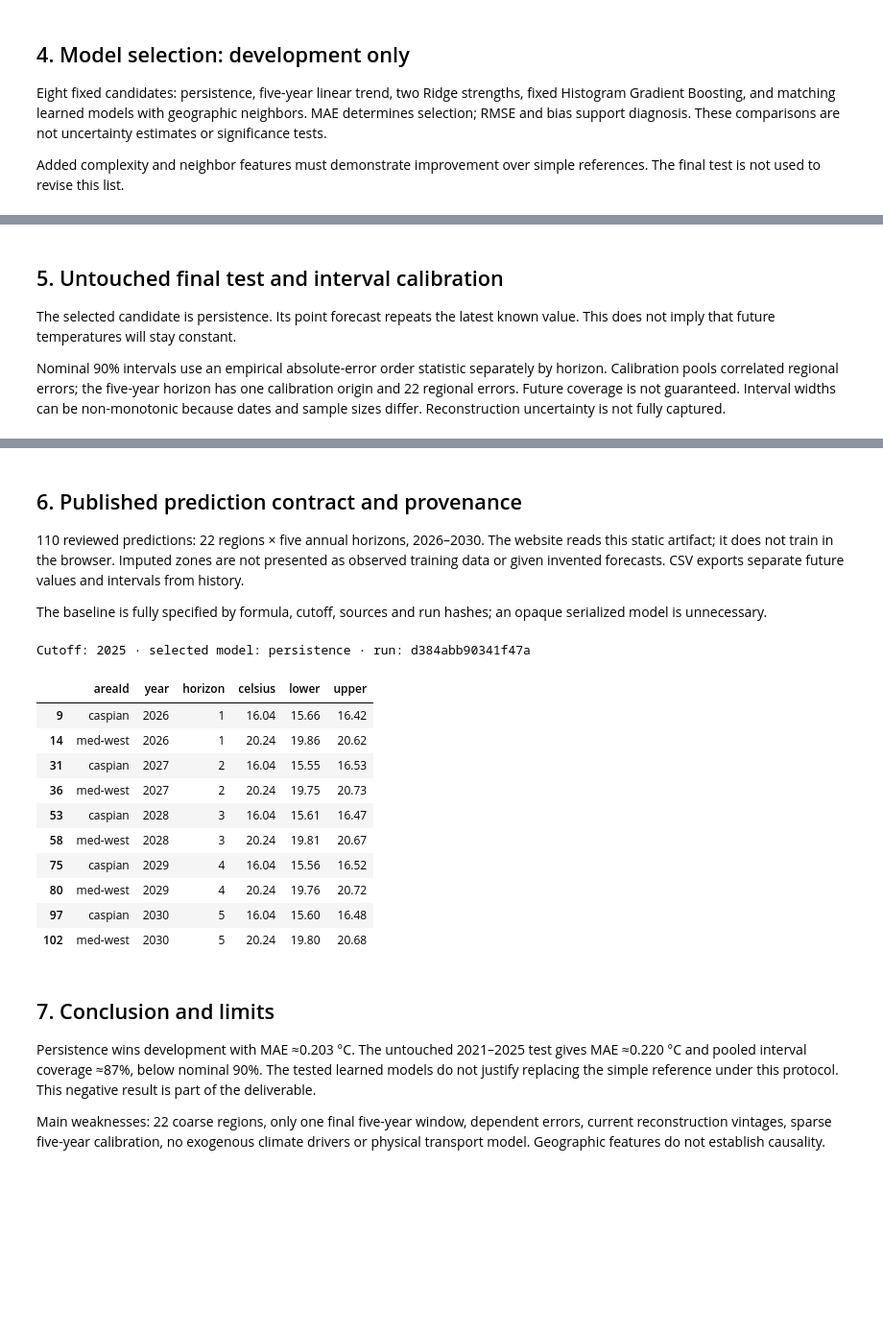
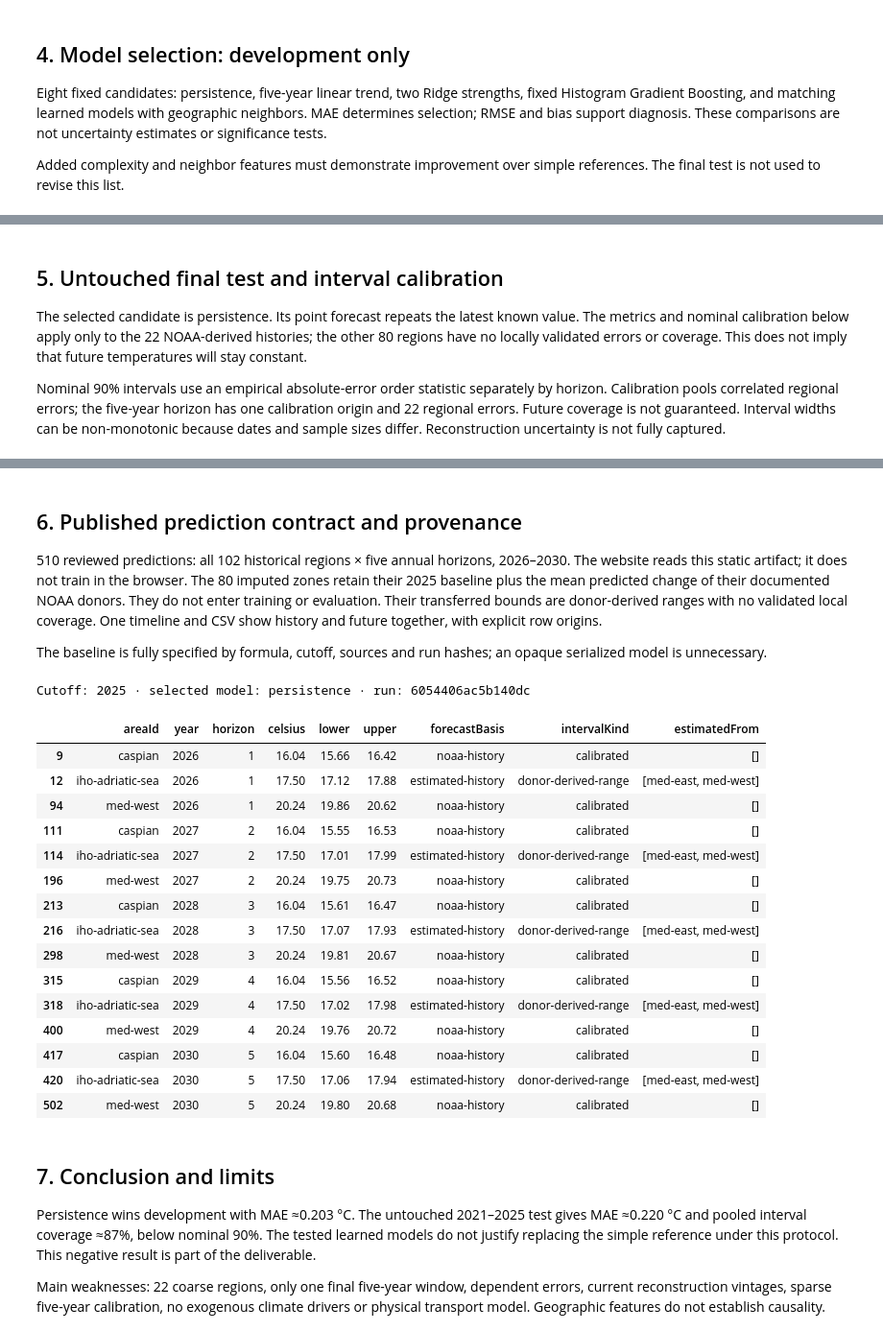
Before and after one commit to lidonmiguel/ocean-in-motion, a Jupyter notebook: notebooks/temperature_forecasting.ipynb, the cells around one changed output, grey strips where cells are left out. Shown at 96% size. Saved outputs shown, nothing was run; the diff lists cells and outputs as text; code cells hidden in the pictures; blank space fills up the shorter version.

Commit message:
Unify the temperature timeline and forecast all 102 historical regions

```diff
--- a/notebooks/temperature_forecasting.ipynb
+++ b/notebooks/temperature_forecasting.ipynb
@@ -155,7 +155,7 @@ display(SVG(filename=str(ROOT / "reports/temperature/model_comparison.svg")))
 # %% [markdown]
 ## 5. Untouched final test and interval calibration
 
-The selected candidate is persistence. Its point forecast repeats the latest known value. This does not imply that future temperatures will stay constant.
+The selected candidate is persistence. Its point forecast repeats the latest known value. The metrics and nominal calibration below apply only to the 22 NOAA-derived histories; the other 80 regions have no locally validated errors or coverage. This does not imply that future temperatures will stay constant.
 
 Nominal 90% intervals use an empirical absolute-error order statistic separately by horizon. Calibration pools correlated regional errors; the five-year horizon has one calibration origin and 22 regional errors. Future coverage is not guaranteed. Interval widths can be non-monotonic because dates and sample sizes differ. Reconstruction uncertainty is not fully captured.
 # %%
@@ -180,31 +180,38 @@ Pooled final MAE: 0.220 °C; achieved coverage: 87.3%, versus nominal 90%.
 # %% [markdown]
 ## 6. Published prediction contract and provenance
 
-110 reviewed predictions: 22 regions × five annual horizons, 2026–2030. The website reads this static artifact; it does not train in the browser. Imputed zones are not presented as observed training data or given invented forecasts. CSV exports separate future values and intervals from history.
+510 reviewed predictions: all 102 historical regions × five annual horizons, 2026–2030. The website reads this static artifact; it does not train in the browser. The 80 imputed zones retain their 2025 baseline plus the mean predicted change of their documented NOAA donors. They do not enter training or evaluation. Their transferred bounds are donor-derived ranges with no validated local coverage. One timeline and CSV show history and future together, with explicit row origins.
 
 The baseline is fully specified by formula, cutoff, sources and run hashes; an opaque serialized model is unnecessary.
 # %%
 snapshot = json.loads((ROOT / "src/data/temperatureForecasts.json").read_text())
 forecast = pd.DataFrame(snapshot["records"])
-assert len(forecast) == 110
+assert len(forecast) == 510
+assert len(forecast[forecast.forecastBasis == "estimated-history"]) == 400
+assert len(forecast[forecast.intervalKind == "calibrated"]) == 110
 assert sorted(forecast.year.unique()) == list(range(2026, 2031))
 assert snapshot["runId"] == report["runId"]
 assert (forecast.lower <= forecast.celsius).all() and (forecast.celsius <= forecast.upper).all()
-display(forecast[forecast.areaId.isin(["med-west", "caspian"])])
+display(forecast[forecast.areaId.isin(["med-west", "caspian", "iho-adriatic-sea"])])
 print("Cutoff:", snapshot["trainedThrough"], "· selected model:", snapshot["model"], "· run:", snapshot["runId"])
 # %% [output]
-Cutoff: 2025 · selected model: persistence · run: d384abb90341f47a
+Cutoff: 2025 · selected model: persistence · run: 6054406ac5b140dc
-|  | areaId | year | horizon | celsius | lower | upper |
-| 9 | caspian | 2026 | 1 | 16.04 | 15.66 | 16.42 |
-| 14 | med-west | 2026 | 1 | 20.24 | 19.86 | 20.62 |
-| 31 | caspian | 2027 | 2 | 16.04 | 15.55 | 16.53 |
-| 36 | med-west | 2027 | 2 | 20.24 | 19.75 | 20.73 |
-| 53 | caspian | 2028 | 3 | 16.04 | 15.61 | 16.47 |
-| 58 | med-west | 2028 | 3 | 20.24 | 19.81 | 20.67 |
-| 75 | caspian | 2029 | 4 | 16.04 | 15.56 | 16.52 |
-| 80 | med-west | 2029 | 4 | 20.24 | 19.76 | 20.72 |
-| 97 | caspian | 2030 | 5 | 16.04 | 15.60 | 16.48 |
-| 102 | med-west | 2030 | 5 | 20.24 | 19.80 | 20.68 |
+|  | areaId | year | horizon | celsius | lower | upper | forecastBasis | intervalKind | estimatedFrom |
+| 9 | caspian | 2026 | 1 | 16.04 | 15.66 | 16.42 | noaa-history | calibrated | [] |
+| 12 | iho-adriatic-sea | 2026 | 1 | 17.50 | 17.12 | 17.88 | estimated-history | donor-derived-range | [med-east, med-west] |
+| 94 | med-west | 2026 | 1 | 20.24 | 19.86 | 20.62 | noaa-history | calibrated | [] |
+| 111 | caspian | 2027 | 2 | 16.04 | 15.55 | 16.53 | noaa-history | calibrated | [] |
+| 114 | iho-adriatic-sea | 2027 | 2 | 17.50 | 17.01 | 17.99 | estimated-history | donor-derived-range | [med-east, med-west] |
+| 196 | med-west | 2027 | 2 | 20.24 | 19.75 | 20.73 | noaa-history | calibrated | [] |
+| 213 | caspian | 2028 | 3 | 16.04 | 15.61 | 16.47 | noaa-history | calibrated | [] |
+| 216 | iho-adriatic-sea | 2028 | 3 | 17.50 | 17.07 | 17.93 | estimated-history | donor-derived-range | [med-east, med-west] |
+| 298 | med-west | 2028 | 3 | 20.24 | 19.81 | 20.67 | noaa-history | calibrated | [] |
+| 315 | caspian | 2029 | 4 | 16.04 | 15.56 | 16.52 | noaa-history | calibrated | [] |
+| 318 | iho-adriatic-sea | 2029 | 4 | 17.50 | 17.02 | 17.98 | estimated-history | donor-derived-range | [med-east, med-west] |
+| 400 | med-west | 2029 | 4 | 20.24 | 19.76 | 20.72 | noaa-history | calibrated | [] |
+| 417 | caspian | 2030 | 5 | 16.04 | 15.60 | 16.48 | noaa-history | calibrated | [] |
+| 420 | iho-adriatic-sea | 2030 | 5 | 17.50 | 17.06 | 17.94 | estimated-history | donor-derived-range | [med-east, med-west] |
+| 502 | med-west | 2030 | 5 | 20.24 | 19.80 | 20.68 | noaa-history | calibrated | [] |
 # %% [markdown]
 ## 7. Conclusion and limits
 
```
Also changed, not shown: parts of 1 cell of this notebook, 15 other files.
